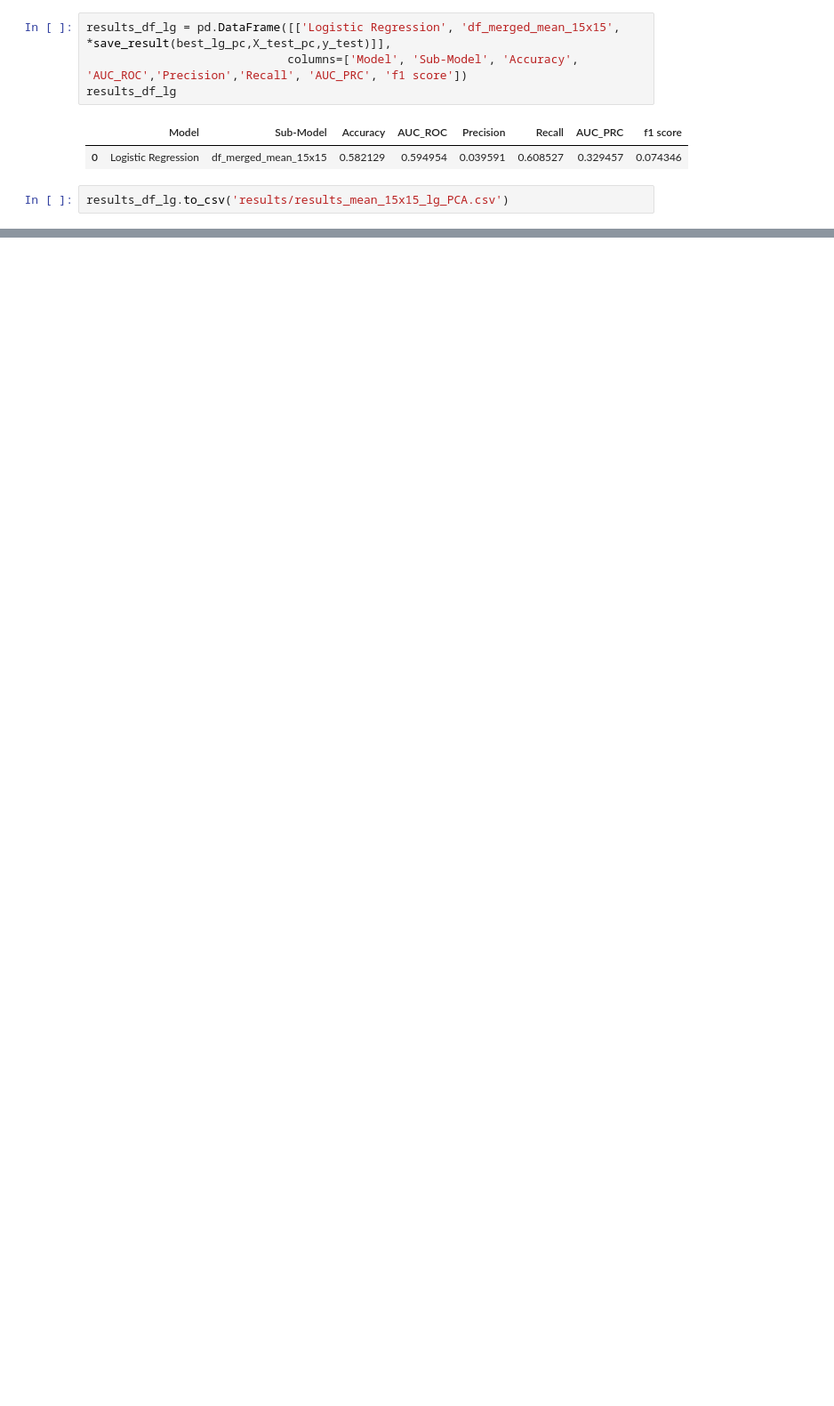
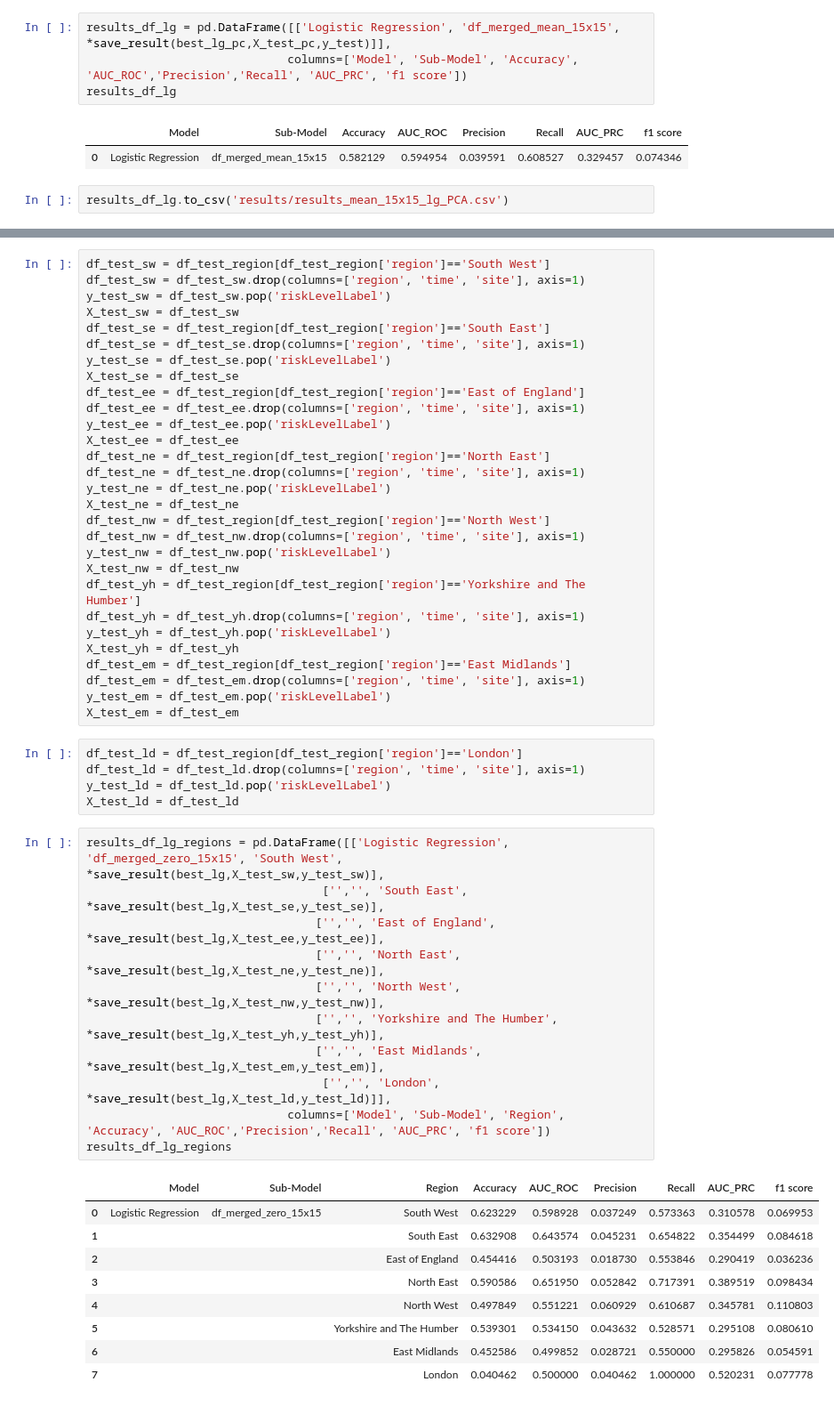
Before and after one commit to lse-st498/P6_WaterPollution_2022_23, a Jupyter notebook: Logistic_for S3_zero.ipynb, the cells around one changed output, grey strips where cells are left out. Shown: that part at 89% size. Cells and saved outputs as stored; diff of their text form; blank space fills up the shorter version.

Commit message:
predictive models

```diff
--- a/Logistic_for S3_zero.ipynb
+++ b/Logistic_for S3_zero.ipynb
@@ -358,0 +377,55 @@ results_df_lg.to_csv('results/results_mean_15x15_lg_PCA.csv')
+# %%
+df_test_sw = df_test_region[df_test_region['region']=='South West']
+df_test_sw = df_test_sw.drop(columns=['region', 'time', 'site'], axis=1)
+y_test_sw = df_test_sw.pop('riskLevelLabel')
+X_test_sw = df_test_sw
+df_test_se = df_test_region[df_test_region['region']=='South East']
+df_test_se = df_test_se.drop(columns=['region', 'time', 'site'], axis=1)
+y_test_se = df_test_se.pop('riskLevelLabel')
+X_test_se = df_test_se
+df_test_ee = df_test_region[df_test_region['region']=='East of England']
+df_test_ee = df_test_ee.drop(columns=['region', 'time', 'site'], axis=1)
+y_test_ee = df_test_ee.pop('riskLevelLabel')
+X_test_ee = df_test_ee
+df_test_ne = df_test_region[df_test_region['region']=='North East']
+df_test_ne = df_test_ne.drop(columns=['region', 'time', 'site'], axis=1)
+y_test_ne = df_test_ne.pop('riskLevelLabel')
+X_test_ne = df_test_ne
+df_test_nw = df_test_region[df_test_region['region']=='North West']
+df_test_nw = df_test_nw.drop(columns=['region', 'time', 'site'], axis=1)
+y_test_nw = df_test_nw.pop('riskLevelLabel')
+X_test_nw = df_test_nw
+df_test_yh = df_test_region[df_test_region['region']=='Yorkshire and The Humber']
+df_test_yh = df_test_yh.drop(columns=['region', 'time', 'site'], axis=1)
+y_test_yh = df_test_yh.pop('riskLevelLabel')
+X_test_yh = df_test_yh
+df_test_em = df_test_region[df_test_region['region']=='East Midlands']
+df_test_em = df_test_em.drop(columns=['region', 'time', 'site'], axis=1)
+y_test_em = df_test_em.pop('riskLevelLabel')
+X_test_em = df_test_em
+# %%
+df_test_ld = df_test_region[df_test_region['region']=='London']
+df_test_ld = df_test_ld.drop(columns=['region', 'time', 'site'], axis=1)
+y_test_ld = df_test_ld.pop('riskLevelLabel')
+X_test_ld = df_test_ld
+# %%
+results_df_lg_regions = pd.DataFrame([['Logistic Regression', 'df_merged_zero_15x15', 'South West', *save_result(best_lg,X_test_sw,y_test_sw)],
+                                  ['','', 'South East', *save_result(best_lg,X_test_se,y_test_se)],
+                                 ['','', 'East of England', *save_result(best_lg,X_test_ee,y_test_ee)],
+                                 ['','', 'North East', *save_result(best_lg,X_test_ne,y_test_ne)],
+                                 ['','', 'North West', *save_result(best_lg,X_test_nw,y_test_nw)],
+                                 ['','', 'Yorkshire and The Humber', *save_result(best_lg,X_test_yh,y_test_yh)],
+                                 ['','', 'East Midlands', *save_result(best_lg,X_test_em,y_test_em)],
+                                  ['','', 'London', *save_result(best_lg,X_test_ld,y_test_ld)]],
+                             columns=['Model', 'Sub-Model', 'Region', 'Accuracy', 'AUC_ROC','Precision','Recall', 'AUC_PRC', 'f1 score'])
+results_df_lg_regions
+# %% [output]
+|  | Model | Sub-Model | Region | Accuracy | AUC_ROC | Precision | Recall | AUC_PRC | f1 score |
+| 0 | Logistic Regression | df_merged_zero_15x15 | South West | 0.623229 | 0.598928 | 0.037249 | 0.573363 | 0.310578 | 0.069953 |
+| 1 |  |  | South East | 0.632908 | 0.643574 | 0.045231 | 0.654822 | 0.354499 | 0.084618 |
+| 2 |  |  | East of England | 0.454416 | 0.503193 | 0.018730 | 0.553846 | 0.290419 | 0.036236 |
+| 3 |  |  | North East | 0.590586 | 0.651950 | 0.052842 | 0.717391 | 0.389519 | 0.098434 |
+| 4 |  |  | North West | 0.497849 | 0.551221 | 0.060929 | 0.610687 | 0.345781 | 0.110803 |
+| 5 |  |  | Yorkshire and The Humber | 0.539301 | 0.534150 | 0.043632 | 0.528571 | 0.295108 | 0.080610 |
+| 6 |  |  | East Midlands | 0.452586 | 0.499852 | 0.028721 | 0.550000 | 0.295826 | 0.054591 |
+| 7 |  |  | London | 0.040462 | 0.500000 | 0.040462 | 1.000000 | 0.520231 | 0.077778 |
```
Also changed, not shown: parts of 22 cells of this notebook, 3 other files.
